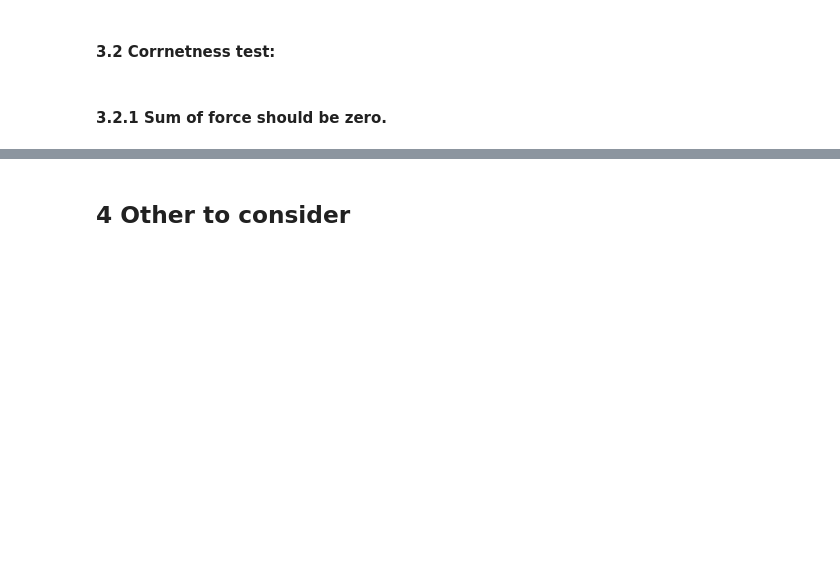
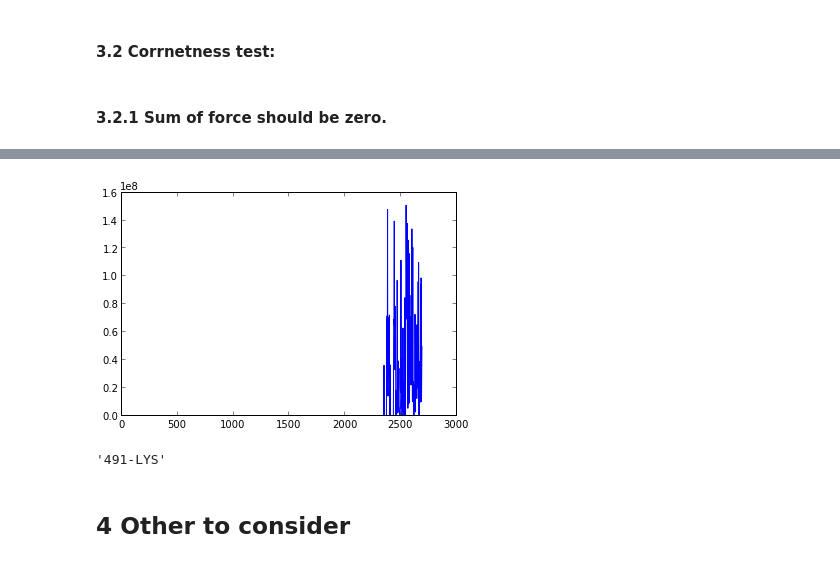
Before and after one commit to chenleo/ipynotebook, a Jupyter notebook: Force_Analyze.ipynb, the cells around one changed output, grey strips where cells are left out. Saved outputs shown, nothing was run; the diff lists cells and outputs as text; code cells hidden in the pictures; blank space fills up the shorter version.

```diff
--- a/Force_Analyze.ipynb
+++ b/Force_Analyze.ipynb
@@ -225,3 +262,20 @@ Autosaving every 120 seconds
+# %%
+fm = pd.read_csv('force_external.csv')
+cl=fm.columns
+# %%
+
+
+dt = fm[cl[0]]
+# %%
+df = fm[cl[491]]
+a = plot(dt, df)
+# %% [output]
+[figure, added]
+# %%
+max(df)
+cl[491]
+# %% [output]
+'491-LYS'
 # %% [markdown]
 ## 4 Other to consider
 # %% [markdown]
```
Also changed, not shown: parts of 17 cells of this notebook, 3 other files.
